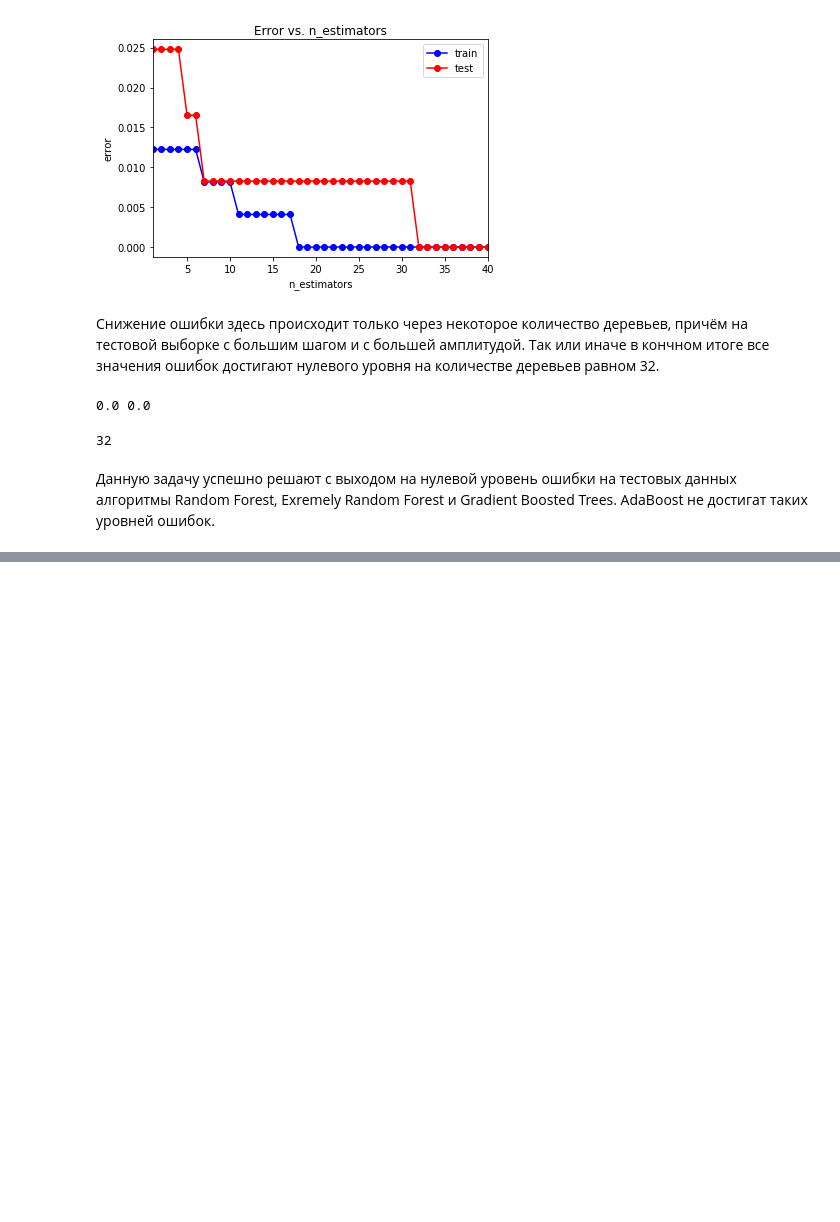
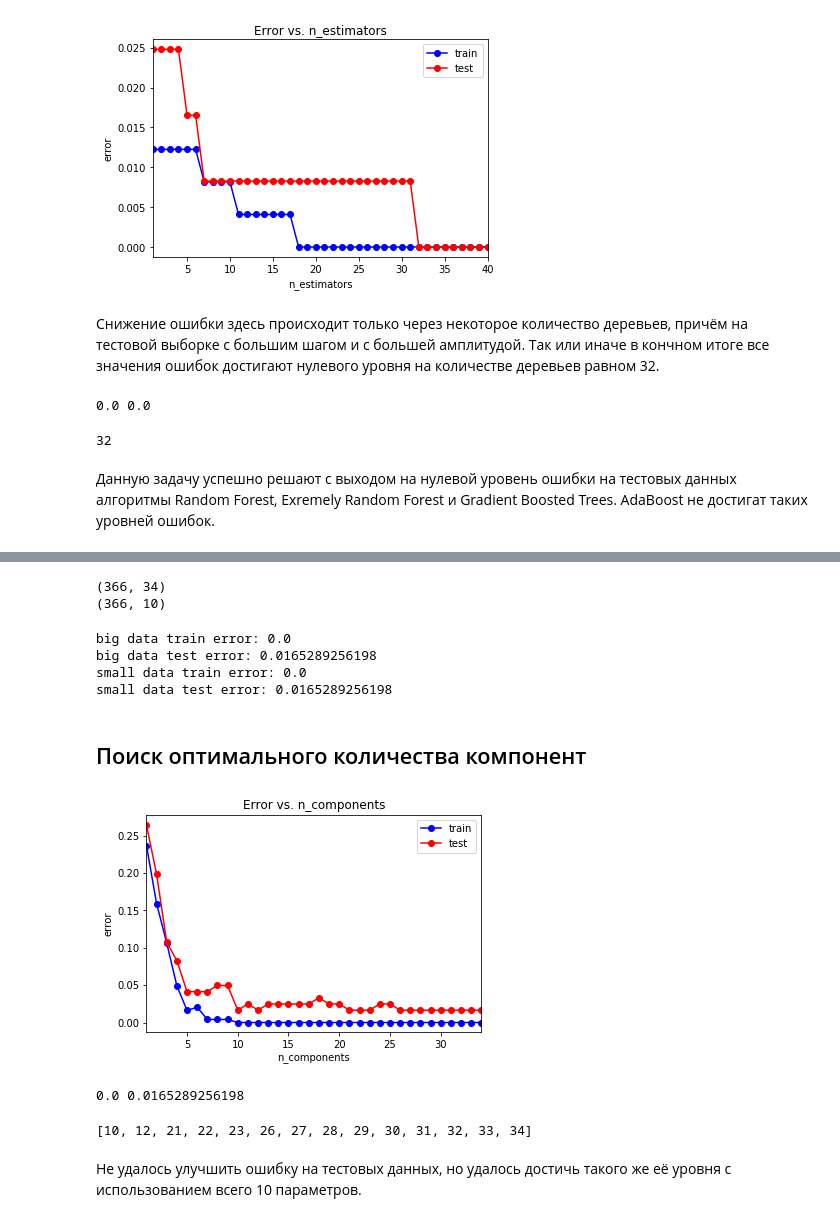
Before and after one commit to SeeNoBee/Machine-Learning, a Jupyter notebook: MachineLearning (Hramov Ilya).ipynb, the cells around one changed output, grey strips where cells are left out. Drawn from its saved outputs; the diff is of its cells as text; code cells hidden in the pictures; blank space fills up the shorter version.

```diff
--- a/MachineLearning (Hramov Ilya).ipynb
+++ b/MachineLearning (Hramov Ilya).ipynb
@@ -1243,0 +1318,65 @@ print(n_estimator_opt)
+# %%
+small_data = pca.transform(X)
+# %%
+print(X.shape)
+print(small_data.shape)
+# %% [output]
+(366, 34)
+(366, 10)
+# %%
+X_train, X_test, y_train, y_test = train_test_split(X, y, test_size = 0.33, random_state = 42)
+X_train_small, X_test_small, y_train_small, y_test_small = train_test_split(small_data, y, test_size = 0.33, random_state = 42)
+# %%
+mlp.fit(X_train, y_train)
+print('big data train error:', np.mean(y_train != mlp.predict(X_train)))
+print('big data test error:', np.mean(y_test != mlp.predict(X_test)))
+mlp.fit(X_train_small, y_train_small)
+print('small data train error:', np.mean(y_train_small != mlp.predict(X_train_small)))
+print('small data test error:', np.mean(y_test_small != mlp.predict(X_test_small)))
+# %% [output]
+big data train error: 0.0
+big data test error: 0.0165289256198
+small data train error: 0.0
+small data test error: 0.0165289256198
+# %% [markdown]
+Поиск оптимального количества компонент
+--
+# %%
+components = range(1, 35)
+train_err = []
+test_err = []
+for comp in components:
+    pca = PCA(n_components = comp, svd_solver = 'full')
+    pca.fit(X)
+    small_data = pca.transform(X)
+    X_train, X_test, y_train, y_test = train_test_split(small_data, y, test_size = 0.33, random_state = 42)
+    mlp.fit(X_train, y_train)
+    train_err.append(np.mean(y_train != mlp.predict(X_train)))
+    test_err.append(np.mean(y_test != mlp.predict(X_test)))
+# %%
+plt.plot(components, train_err, 'b-o', label = 'train')
+plt.plot(components, test_err, 'r-o', label = 'test')
+plt.xlim([np.min(components), np.max(components)])
+plt.title('Error vs. n_components')
+plt.xlabel('n_components')
+plt.ylabel('error')
+plt.legend()
+pass
+# %% [output]
+[figure, added]
+# %%
+min_train_err = np.min(train_err)
+min_test_err = np.min(test_err)
+print(min_train_err, min_test_err)
+# %% [output]
+0.0 0.0165289256198
+# %%
+components_opt = []
+for i in range(len(components)):
+    if((test_err[i] == min_test_err) and (train_err[i] == min_train_err)):
+        components_opt.append(components[i])
+print(components_opt)
+# %% [output]
+[10, 12, 21, 22, 23, 26, 27, 28, 29, 30, 31, 32, 33, 34]
+# %% [markdown]
+Не удалось улучшить ошибку на тестовых данных, но удалось достичь такого же её уровня с использованием всего 10 параметров.
```
Also changed, not shown: parts of 19 cells of this notebook.
